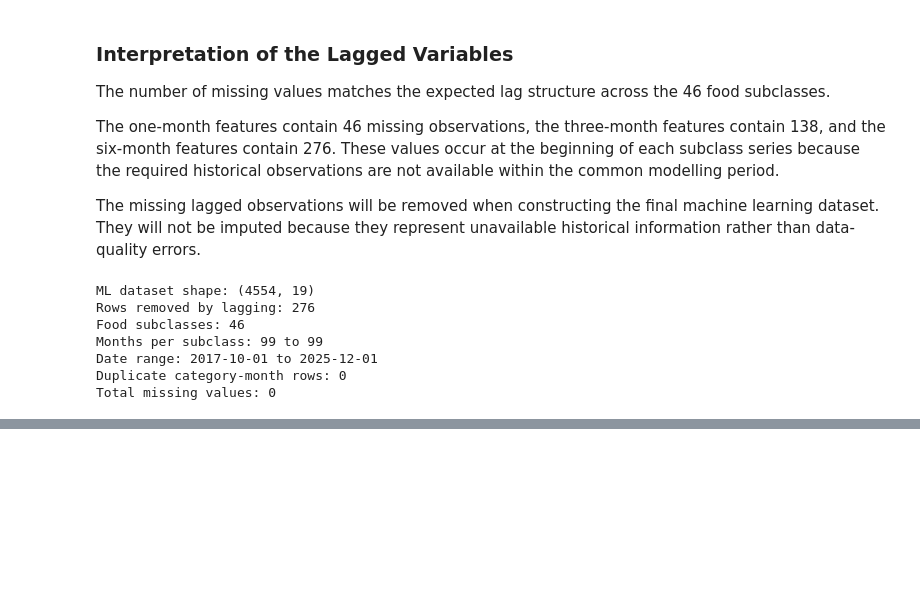
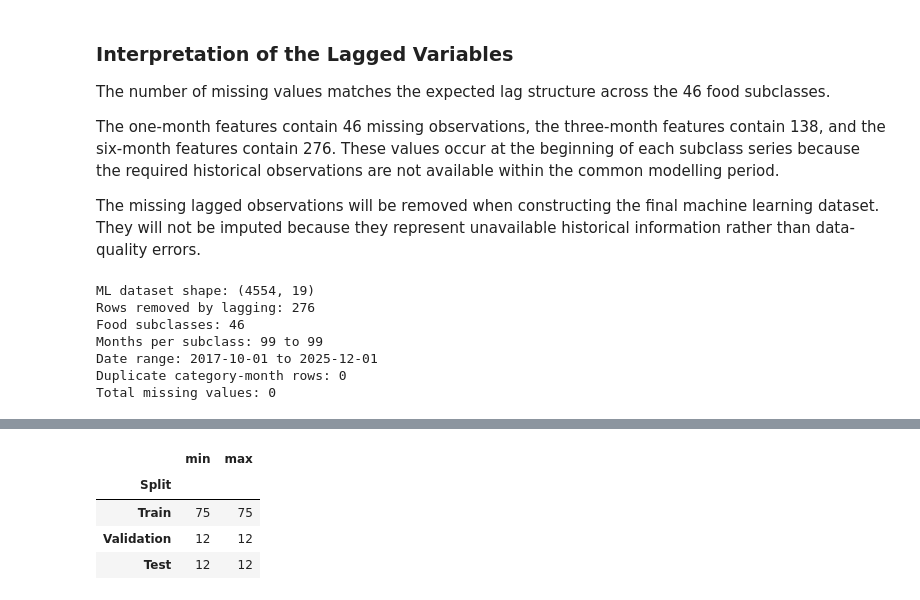
Before and after one commit to MasindiManaga/ERPT_ML_Research, a Jupyter notebook: notebooks/05_Modelling_Data_Preparation.ipynb, the cells around one changed output, grey strips where cells are left out. Drawn from its saved outputs; the diff is of its cells as text; code cells hidden in the pictures; blank space fills up the shorter version.

```diff
--- a/notebooks/05_Modelling_Data_Preparation.ipynb
+++ b/notebooks/05_Modelling_Data_Preparation.ipynb
@@ -1660,0 +1741,21 @@ Total missing values: 0
+# %%
+# check observations per subclass and split
+split_category_counts = (
+    ml_model_data.groupby(
+        ["Split", "SubclassDescription"]
+    )
+    .size()
+    .groupby("Split")
+    .agg(["min", "max"])
+    .reindex(
+        ["Train", "Validation", "Test"]
+    )
+)
+
+split_category_counts
+# %% [output]
+|  | min | max |
+| Split |  |  |
+| Train | 75 | 75 |
+| Validation | 12 | 12 |
+| Test | 12 | 12 |
```
Also changed, not shown: parts of 9 cells of this notebook.
